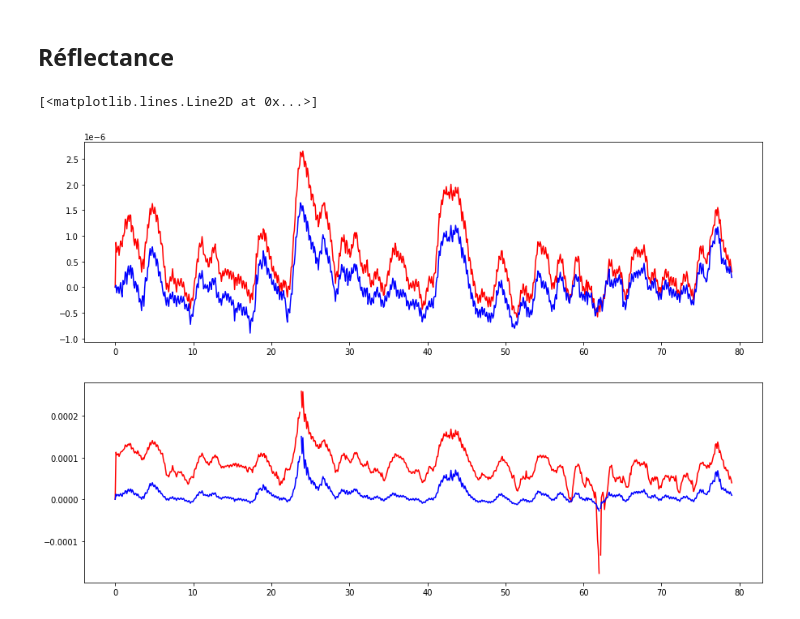
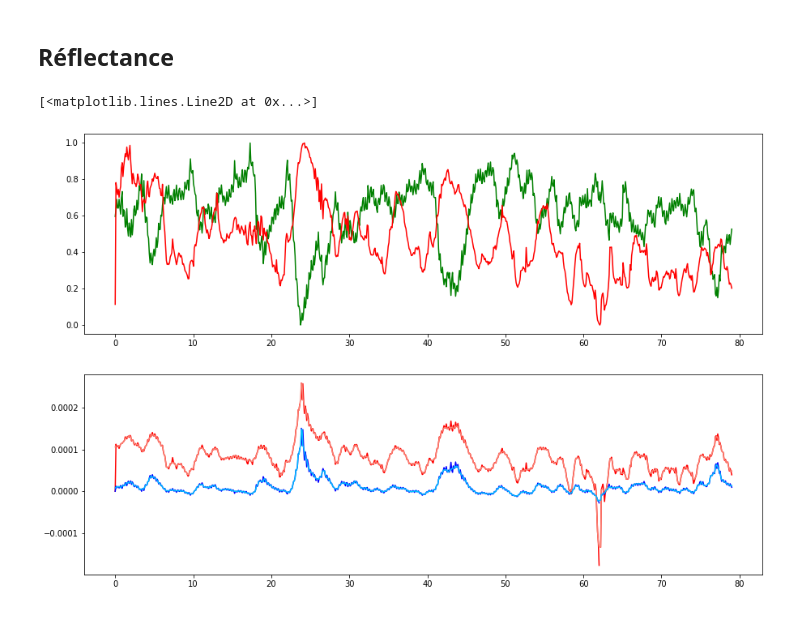
Before and after one commit to Laboratory-of-Vincent-Breton-Provencher/Widefield-Imaging-Acquisition, a Jupyter notebook: analysisPipeline/simplePlot.ipynb, the cells around one changed output. Cells and saved outputs as stored; diff of their text form; code cells hidden in the pictures.

```diff
--- a/analysisPipeline/simplePlot.ipynb
+++ b/analysisPipeline/simplePlot.ipynb
@@ -96,21 +104,30 @@ plt.plot(timestamp, f_hemo_corr, color='purple')
 # %%
 # %matplotlib qt
 %matplotlib inline
 m_HbR, m_HbO = aF.oxygenation(mod_red, mod_green)
 HbR, HbO = aF.oxygenation(red, green)
 
 fig = plt.figure(figsize=(15, 10))
 
 ax1 = plt.subplot(2, 1, 1)
-ax1.plot(timestamp, HbO, 'r')
-ax1.plot(timestamp, HbR, 'b')
+# ax1.plot(timestamp, HbO, 'r')
+# ax1.plot(timestamp, HbR, 'b')
+
+plt.plot(timestamp, mod_green, color='green', label='530 nm')
+plt.plot(timestamp, mod_red, color='red', label='625 nm')
 # plt.xlim(60, 65)
+
+fm_HbO = median_filter(m_HbO, size=5)
+fm_HbR = median_filter(m_HbR, size=5)
 
 ax2 = plt.subplot(2, 1, 2)
 ax2.plot(timestamp, m_HbO, 'r')
 ax2.plot(timestamp, m_HbR, 'b')
+ax2.plot(timestamp, fm_HbO, color="salmon")
+ax2.plot(timestamp, fm_HbR, color="deepskyblue")
+
 # plt.xlim(20, 25)
 # print(m_HbO)
 # %% [output]
 [<matplotlib.lines.Line2D at 0x...>]
-[figure, old version]
+[figure, new version]
```
Also changed, not shown: parts of 3 cells of this notebook, 6 other files.
